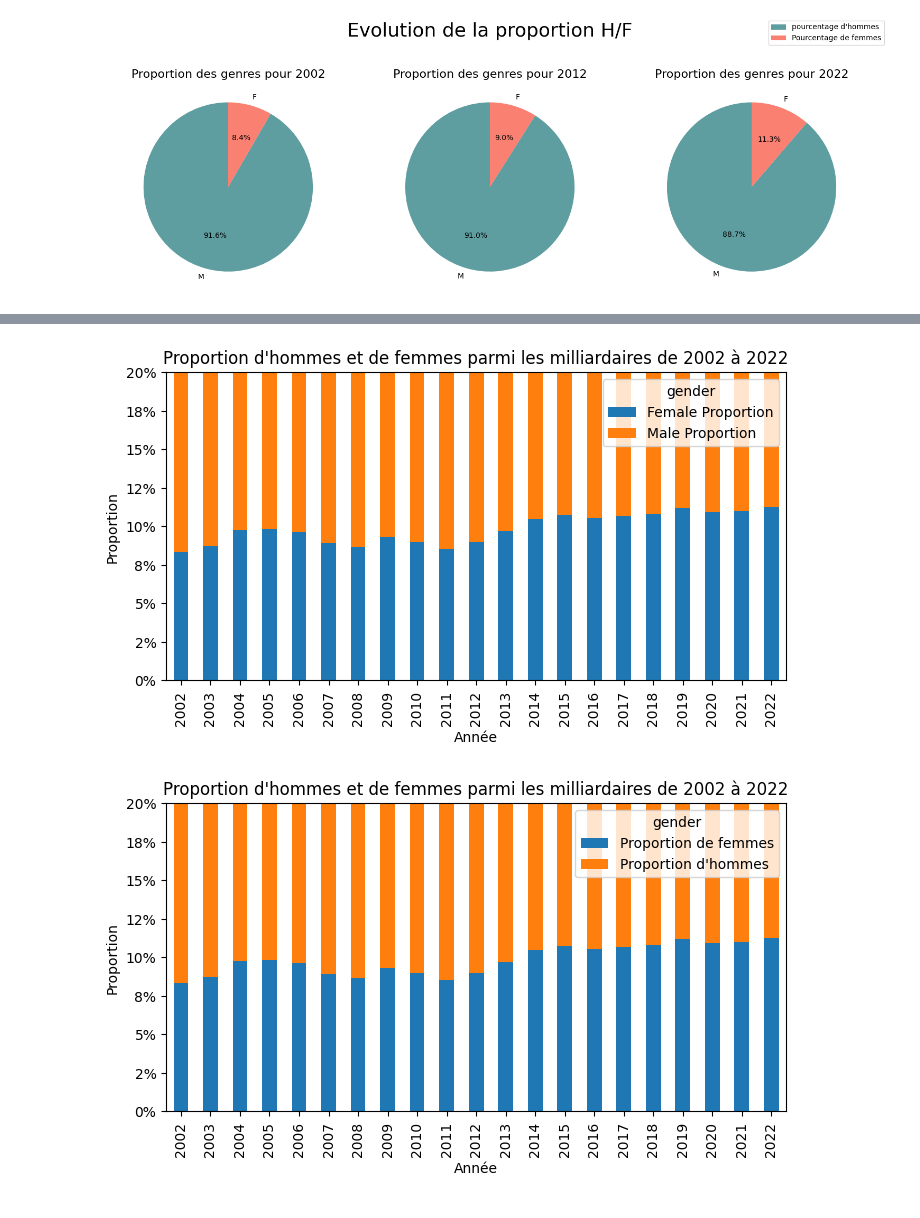
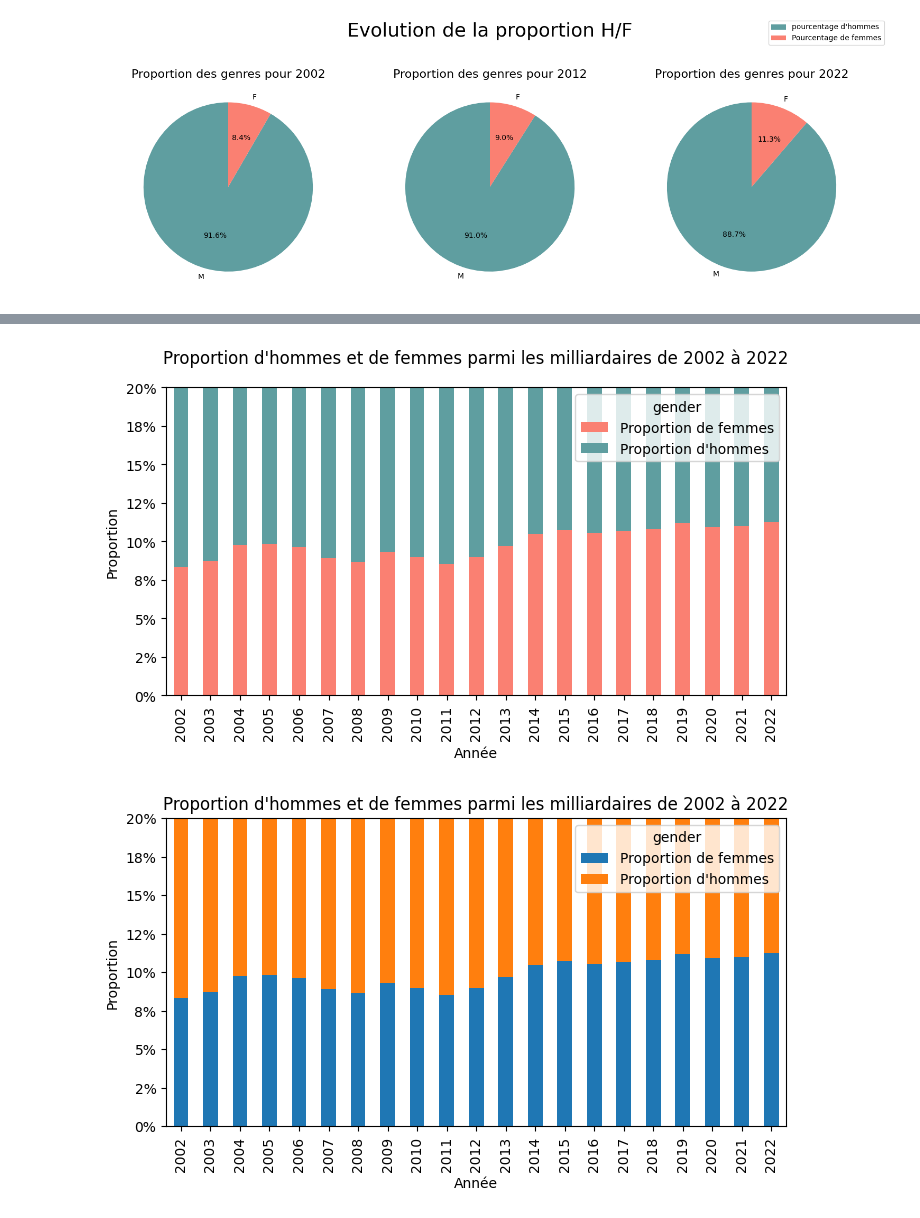
Before and after one commit to BrunetAlexis/Brief_2_Simplon, a Jupyter notebook: Simplon_Brief_Yasemin.ipynb, the cells around one changed output, grey strips where cells are left out. Drawn from its saved outputs; the diff is of its cells as text; code cells hidden in the pictures.

```diff
--- a/Simplon_Brief_Yasemin.ipynb
+++ b/Simplon_Brief_Yasemin.ipynb
@@ -324,32 +346,25 @@ plt.show()
 # %%
 import matplotlib.ticker as mtick
-# Filtrer les données pour les années de votre choix
-df_years = data[(data['time'] >= 2002) & (data['time'] <= 2022)]
 
-# Regrouper les données par année et par genre, puis compter le nombre de milliardaires de chaque genre
-grouped_data = df_years.groupby(['time', 'gender']).size().unstack()
+data_years = data[(data["time"] >= 2002) & (data["time"] <= 2022)]
+grouped_data = data_years.groupby(["time", "gender"]).size().unstack()
 
-# Calculer la proportion d'hommes et de femmes
-grouped_data['Total'] = grouped_data.sum(axis=1)
-grouped_data['Female Proportion'] = grouped_data['F'] / grouped_data['Total']
-grouped_data['Male Proportion'] = grouped_data['M'] / grouped_data['Total']
+grouped_data["Total"] = grouped_data.sum(axis=1)
+grouped_data["Proportion de femmes"] = grouped_data["F"] / grouped_data["Total"]
+grouped_data["Proportion d'hommes"] = grouped_data["M"] / grouped_data["Total"]
 
-# Créer un graphique à barres empilées pour visualiser les proportions
-ax = grouped_data[['Female Proportion', 'Male Proportion']].plot(kind='bar', stacked=True, figsize=(8, 4))
-
-# Formater l'axe des y pour afficher les pourcentages
+ax = grouped_data[["Proportion de femmes", "Proportion d'hommes"]].sort_index()\
+    .plot(kind="bar", stacked=True, figsize=(8, 4), color=["salmon", "cadetblue"])
 ax.yaxis.set_major_formatter(mtick.PercentFormatter(1.0, decimals=0))
 
-# Ajouter le titre, les étiquettes des axes et la limite sur l'axe y
-plt.title('Proportion d\'hommes et de femmes parmi les milliardaires de 2002 à 2022')
-plt.xlabel('Année')
-plt.ylabel('Proportion')
+plt.title("Proportion d\'hommes et de femmes parmi les milliardaires de 2002 à 2022", y=1.05)
+plt.xlabel("Année")
+plt.ylabel("Proportion")
 plt.ylim((0, 0.2))
 
-# Afficher le graphique
 plt.show()
 # %% [output]
-[figure, old version]
+[figure, new version]
 # %%
 import matplotlib.ticker as mtick
 
```
Also changed, not shown: parts of 4 cells of this notebook, 1 other file.
